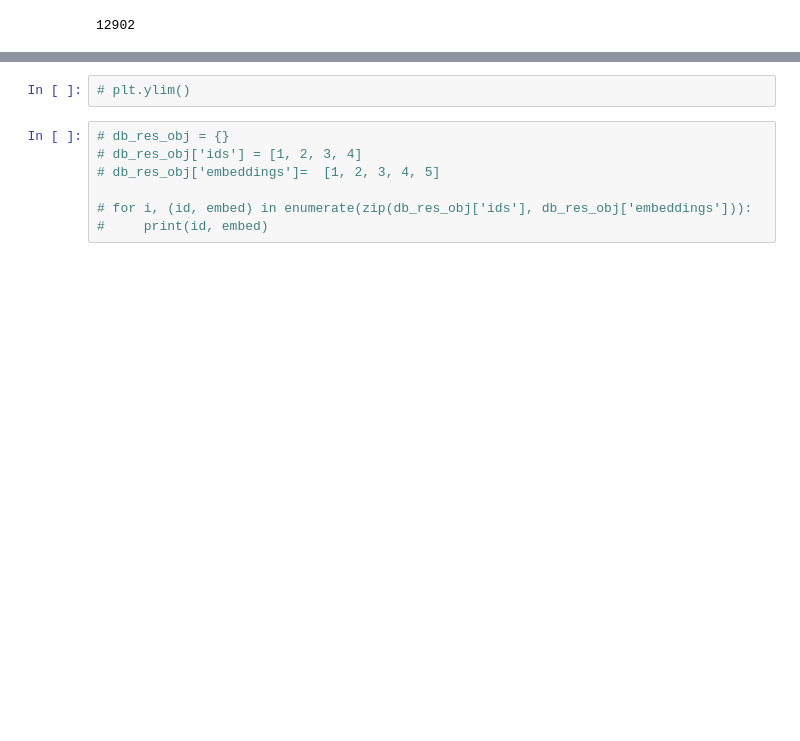
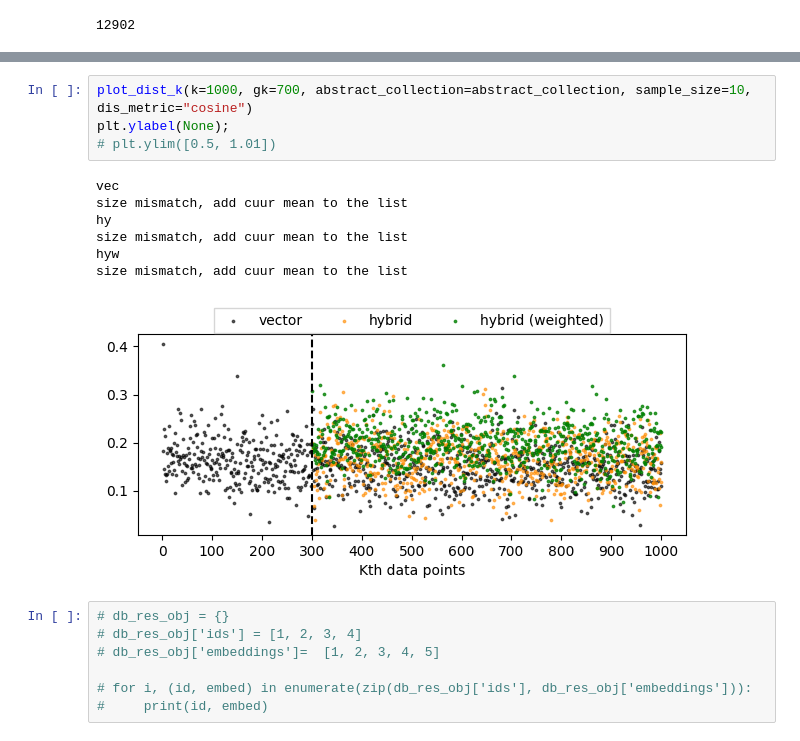
Before and after one commit to zyang37/beyond_vector_search, a Jupyter notebook: notebooks/zy_plots_cosSIM.ipynb, the cells around one changed output, grey strips where cells are left out. Drawn from its saved outputs; the diff is of its cells as text; blank space fills up the shorter version.

```diff
--- a/notebooks/zy_plots_cosSIM.ipynb
+++ b/notebooks/zy_plots_cosSIM.ipynb
@@ -792,5 +800,15 @@ hyw
-# %%
-# plt.ylim()
+# %%
+plot_dist_k(k=1000, gk=700, abstract_collection=abstract_collection, sample_size=10, dis_metric="cosine")
+plt.ylabel(None);
+# plt.ylim([0.5, 1.01])
+# %% [output]
+vec
+size mismatch, add cuur mean to the list
+hy
+size mismatch, add cuur mean to the list
+hyw
+size mismatch, add cuur mean to the list
+[figure, added]
 # %%
 # db_res_obj = {}
 # db_res_obj['ids'] = [1, 2, 3, 4]
```
Also changed, not shown: parts of 6 cells of this notebook, 37 other files.
